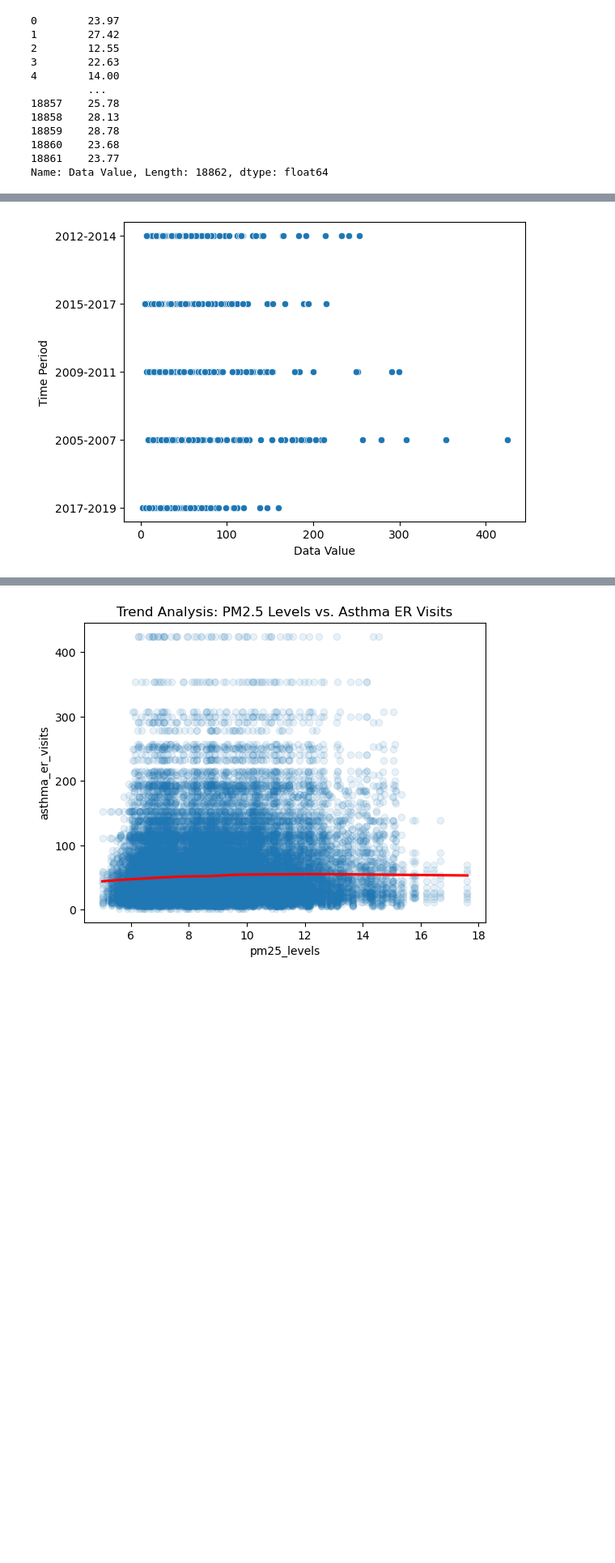
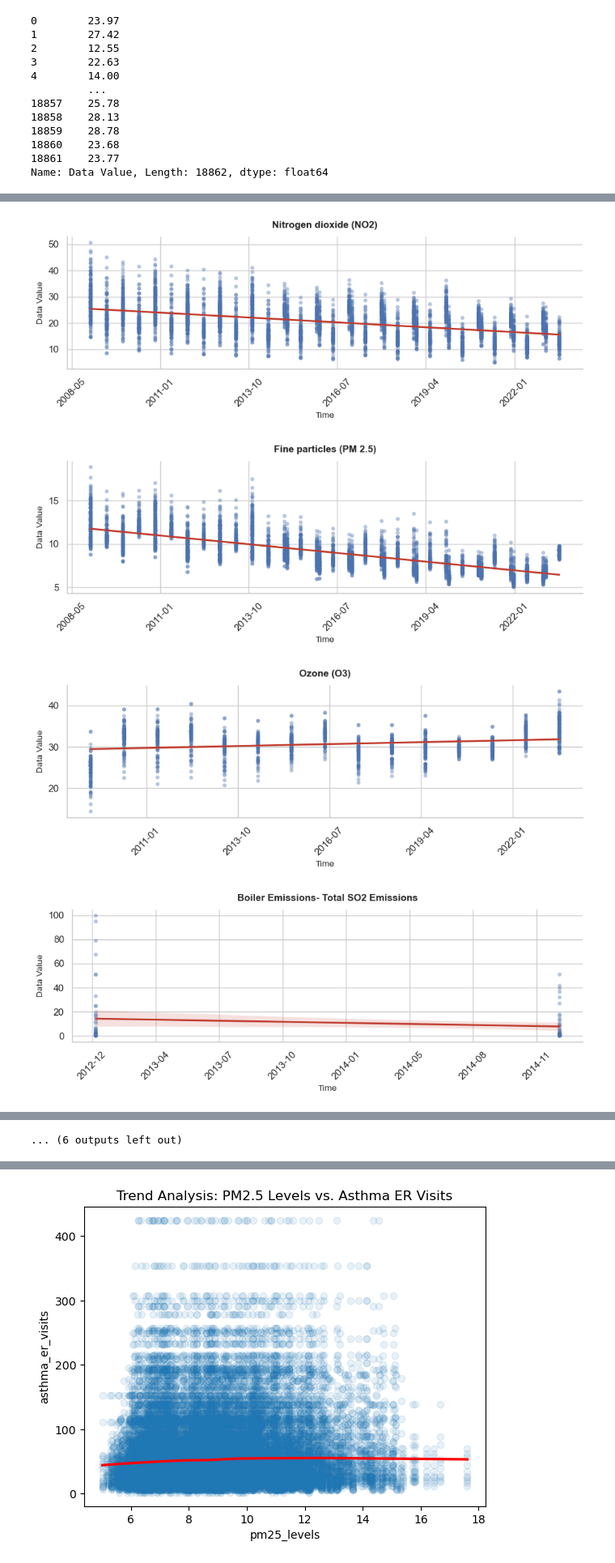
Before and after one commit to kathrynepenrod/Health-Air-Quality-Correlation-Analysis, a Jupyter notebook: final project.ipynb, the cells around one changed output, grey strips where cells are left out. Shown at 81% size. Cells and saved outputs as stored; diff of their text form; code cells hidden in the pictures; blank space fills up the shorter version.

```diff
--- a/final project.ipynb
+++ b/final project.ipynb
@@ -62 +115,5 @@ air_df['Start_Date'] = pd.to_datetime(air_df['Start_Date'])
+# %%
+#combine Start_Date and start_date
+air_df['start_date'] = air_df['start_date'].combine_first(air_df['Start_Date'])
+air_df.drop(columns=['Start_Date'], inplace=True)
 # %%
@@ -84,3 +145,6 @@ print(dirty_rows)
+# %%
+#fix the Âµg/m3 label
+air_df['Measure Info'] = air_df['Measure Info'].replace(['Âµg/m3'], 'mcg/m3')
 # %%
 #drop duplicates & locate empty cells
 air_df = air_df.drop_duplicates(subset=
@@ -172,8 +290,56 @@ plt.show()
 # %%
-#scatter plot
+import matplotlib.dates as mdates
+import matplotlib.pyplot as plt
+import pandas as pd
+import seaborn as sns
 
+sns.set_theme(style="whitegrid")
 
-sns.scatterplot(data = clean_df, x = 'Data Value',
-                y = 'Time Period');
+date_col = "start_date"
+
+# Convert to datetime format
+clean_df[date_col] = pd.to_datetime(clean_df[date_col], errors="coerce")
+
+for var in target_variables:
+    # Filter and drop missing values
+    subset = clean_df[clean_df["Name"] == var].dropna(
+        subset=[date_col, "Data Value"]
+    )
+    if subset.empty:
+        continue
+
+    plt.figure(figsize=(9, 3.5))
+
+    # Convert datetimes to float numbers so regplot can perform math
+    x_numeric = mdates.date2num(subset[date_col])
+
+    # Plot using numeric dates
+    ax = sns.regplot(
+        x=x_numeric,
+        y=subset["Data Value"],
+        scatter_kws={
+            "color": "#4C72B0",
+            "s": 20,
+            "alpha": 0.4,
+            "edgecolor": "none",
+        },
+        line_kws={"color": "#C0392B", "linewidth": 2},
+        ci=95,
+    )
+
+    # Convert numeric x-axis ticks back to readable Date labels (e.g., "2021-06")
+    ax.xaxis.set_major_formatter(mdates.DateFormatter("%Y-%m"))
+
+    plt.title(var, fontsize=11, fontweight="bold", pad=10)
+    plt.xlabel("Time", fontsize=10)
+    plt.ylabel("Data Value", fontsize=10)
+
+    plt.xticks(rotation=45)
+    sns.despine(top=True, right=True)
+    plt.tight_layout()
+    plt.show()
 # %% [output]
-[figure, old version]
+[figure, new version]
+[figure, added]
+[figure, added]
+[figure, added]
@@ -180,3 +354,4 @@ sns.scatterplot(data = clean_df, x = 'Data Value',
+... (6 outputs left out)
 # %%
 #correlation calculations without visuals
 
```
Also changed, not shown: parts of 9 cells of this notebook.
